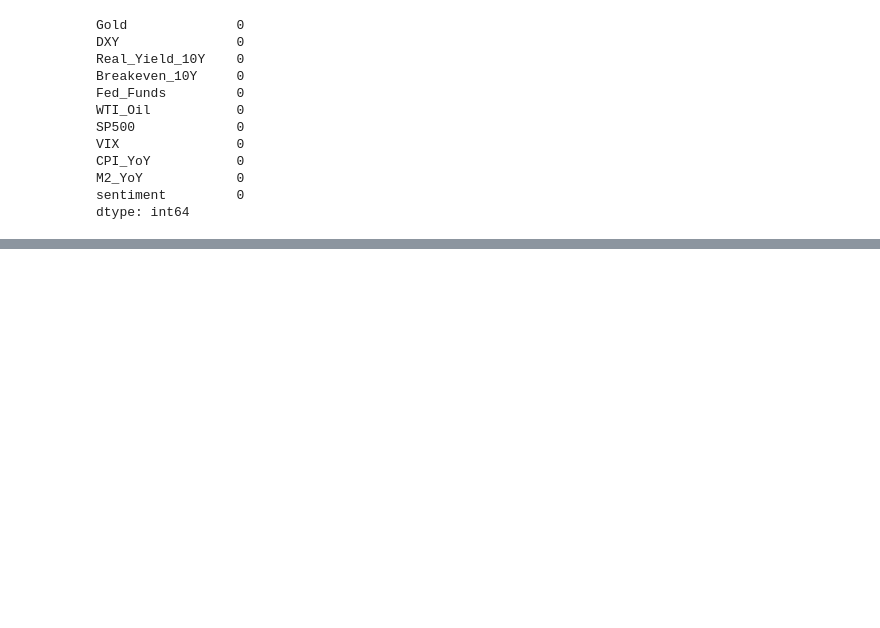
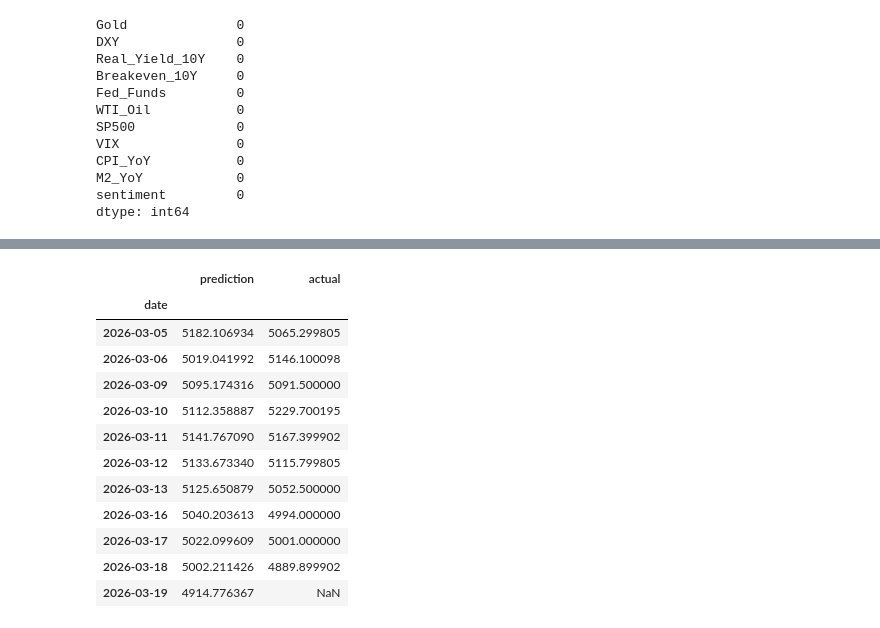
Before and after one commit to sarathisisme/next_day_gold_price_prediction, a Jupyter notebook: daily_run.ipynb, the cells around one changed output, grey strips where cells are left out. Saved outputs shown, nothing was run; the diff lists cells and outputs as text; code cells hidden in the pictures; blank space fills up the shorter version.

```diff
--- a/daily_run.ipynb
+++ b/daily_run.ipynb
@@ -895,0 +484,31 @@ previous_predictions.to_csv('previous_predictions.csv', index=True)
+# %%
+def predict_true_tomorrow(df, train_window=TRAIN_WINDOW):
+    """
+    Train on the last train_window rows of the full df and predict
+    the one day that has not yet occurred.
+
+    latest_row = df.iloc[-1] (today — last known data point)
+    prediction = tomorrow's Gold price (genuinely unknown)
+    """
+    df_feat = build_features(df)  # built on full df, no validate_data trimming
+
+    # Window = last train_window rows of full df
+    window     = df_feat.iloc[-train_window:].copy()
+    latest_row = window.iloc[-1:].copy()          # today = iloc[-1]
+    train_df   = window.iloc[:-1].dropna()        # train on iloc[-train_window:-1]
+
+    X_train, y_train = get_X_y(train_df)
+    model            = train_model(X_train, y_train)
+    pred             = predict_next_day(model, latest_row, X_train)
+
+    tomorrow_date = df_feat.index[-1] + pd.offsets.BDay(1)
+
+    print(f"Last known date            : {df_feat.index[-1].date()}")
+    print(f"Prediction date (tomorrow) : {tomorrow_date.date()}")
+    print(f"Tomorrow's Gold prediction : {pred:.4f}")
+    return pred, tomorrow_date
+
+
+# ── RUN ───────────────────────────────────────────────────────────────────────
+pred_dates, predictions, actuals, model = rolling_xgb_forecast(df)
+tomorrow_pred, tomorrow_date = predict_true_tomorrow(df)
@@ -895,0 +523,26 @@ previous_predictions.to_csv('previous_predictions.csv', index=True)
+# %%
+# ── BUILD RESULTS DATAFRAME ───────────────────────────────────────────────────
+results_df = pd.DataFrame({
+    "prediction" : predictions + [tomorrow_pred],
+    "actual"     : actuals     + [np.nan],
+}, index=pd.DatetimeIndex(pred_dates + [tomorrow_date]))
+
+results_df.index.name = "date"
+
+results_df.to_csv("gold_predictions.csv")
+# %%
+results_df
+# %% [output]
+|  | prediction | actual |
+| date |  |  |
+| 2026-03-05 | 5182.106934 | 5065.299805 |
+| 2026-03-06 | 5019.041992 | 5146.100098 |
+| 2026-03-09 | 5095.174316 | 5091.500000 |
+| 2026-03-10 | 5112.358887 | 5229.700195 |
+| 2026-03-11 | 5141.767090 | 5167.399902 |
+| 2026-03-12 | 5133.673340 | 5115.799805 |
+| 2026-03-13 | 5125.650879 | 5052.500000 |
+| 2026-03-16 | 5040.203613 | 4994.000000 |
+| 2026-03-17 | 5022.099609 | 5001.000000 |
+| 2026-03-18 | 5002.211426 | 4889.899902 |
+| 2026-03-19 | 4914.776367 | NaN |
```
Also changed, not shown: parts of 29 cells of this notebook, 8 other files.
